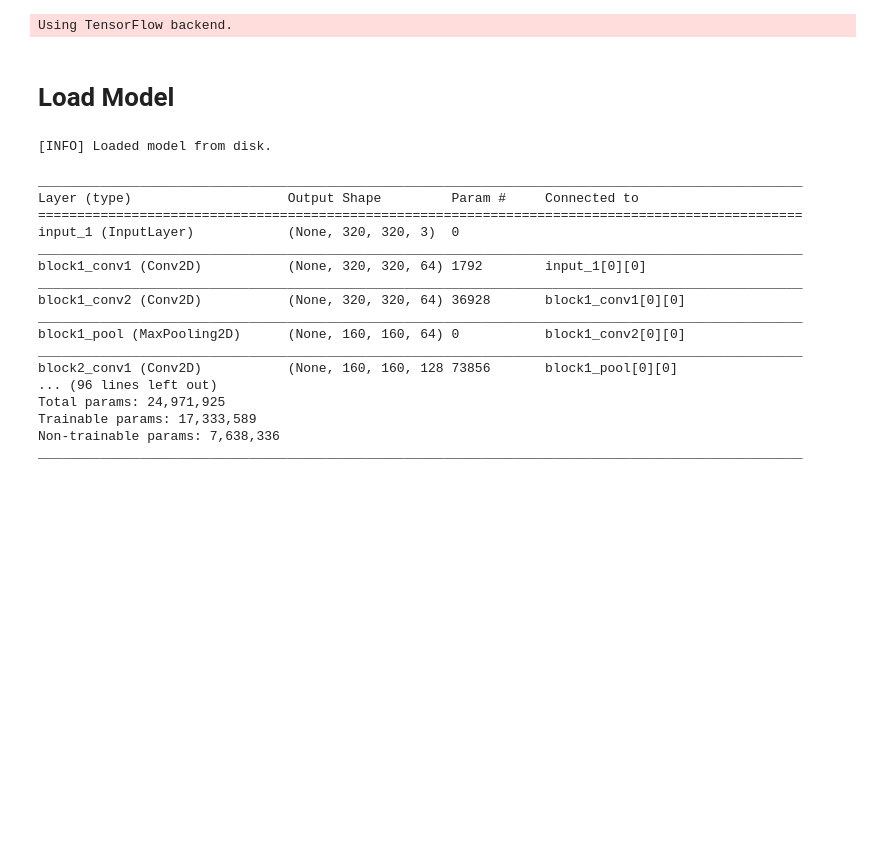
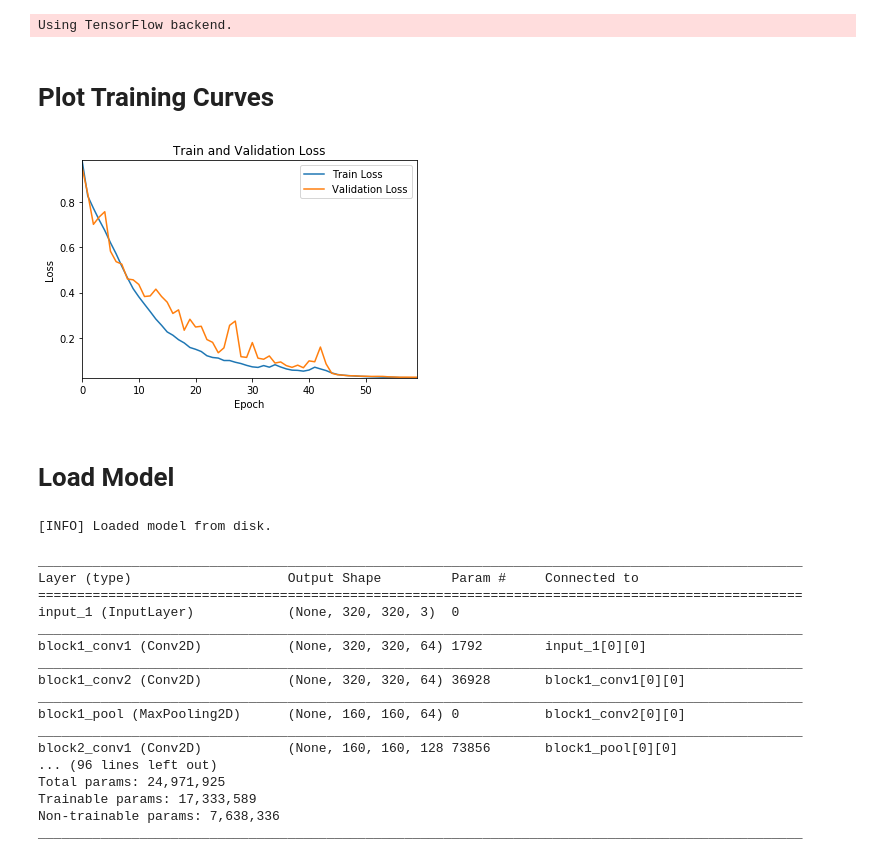
Before and after one commit to marcelsan/semantic-segmentation, a Jupyter notebook: notebooks/Results Evaluation.ipynb, the cells around one changed output. Drawn from its saved outputs; the diff is of its cells as text; code cells hidden in the pictures; blank space fills up the shorter version.

```diff
--- a/notebooks/Results Evaluation.ipynb
+++ b/notebooks/Results Evaluation.ipynb
@@ -31,6 +32,23 @@ PALETTE = [0, 0, 0, 128, 0, 0, 0, 128, 0, 128, 128, 0, 0, 0, 128, 128, 0, 128, 0
 224, 64, 96, 96, 192, 224, 96, 192, 96, 224, 192, 224, 224, 192]
 # %% [output]
 Using TensorFlow backend.
+# %% [markdown]
+# Plot Training Curves
+# %%
+df = pd.read_csv('../logs/seg_net_skip_concatenate_adam_lr_01_block_4_training_2018-11-16 18:30:48.049061.log', delimiter=',')
+
+ax = plt.gca()
+ax.set_xmargin(0)
+ax.set_ymargin(0)
+plt.plot(df['epoch'], df['loss'], label="Train Loss")
+plt.plot(df['epoch'], df['val_loss'], label="Validation Loss")
+plt.legend()
+plt.title('Train and Validation Loss')
+plt.xlabel('Epoch')
+plt.ylabel('Loss')
+plt.show()
+# %% [output]
+[figure, added]
 # %% [markdown]
 # Load Model
 # %%
```
Also changed, not shown: parts of 3 cells of this notebook, 20 other files.
